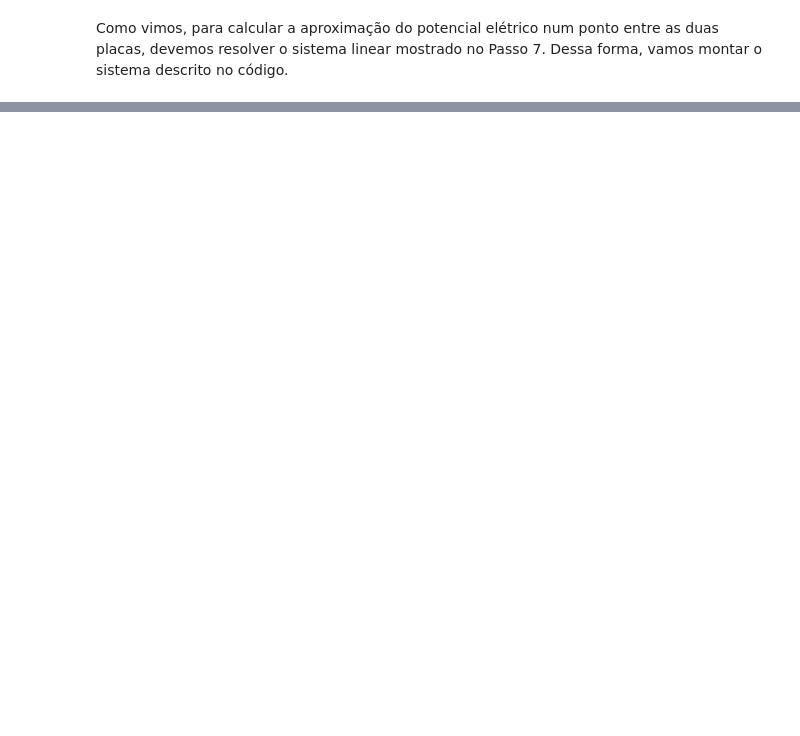
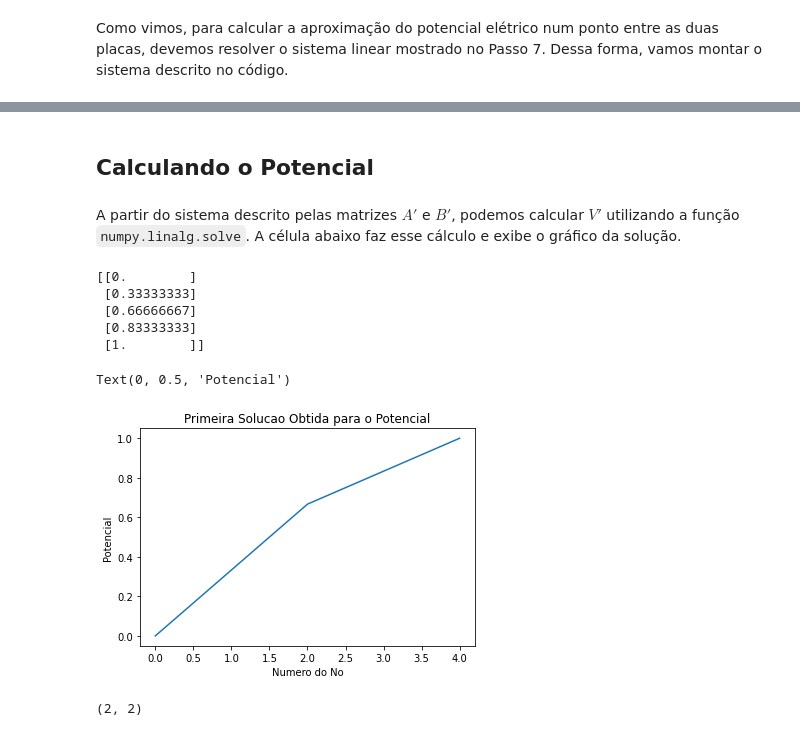
Before and after one commit to RafaelBNN/es203, a Jupyter notebook: Trabalho_Computacional.ipynb, the cells around one changed output, grey strips where cells are left out. Drawn from its saved outputs; the diff is of its cells as text; code cells hidden in the pictures; blank space fills up the shorter version.

```diff
--- a/Trabalho_Computacional.ipynb
+++ b/Trabalho_Computacional.ipynb
@@ -398,0 +307,34 @@ print(capac3)
+# %% [markdown]
+## Calculando o Potencial
+# %% [markdown]
+A partir do sistema descrito pelas matrizes $A'$ e $B'$, podemos calcular $V'$ utilizando a função `numpy.linalg.solve`. A célula abaixo faz esse cálculo e exibe o gráfico da solução.
+# %%
+matrizV = np.linalg.solve(matriz, matrizB)
+
+# Adicionamos os nos das pontas para totalizar os 7 nos
+matrizV = np.append(vf, matrizV)
+matrizV = np.append(matrizV, v0)
+
+matrizV = matrizV.reshape(n+1, 1)
+
+print(matrizV)
+plt.plot(matrizV)
+plt.title('Primeira Solucao Obtida para o Potencial')
+plt.xlabel('Numero do No')
+plt.ylabel('Potencial')
+# %% [output]
+[[0.        ]
+ [0.33333333]
+ [0.66666667]
+ [0.83333333]
+ [1.        ]]
+Text(0, 0.5, 'Potencial')
+[figure, added]
+# %%
+# Vamos salvar o numero de n em outra variavel. Vamos usar isso no calculo da capacitancia mais tarde
+
+primeiron1 = n1
+primeiron2 = n2
+primeiron1, primeiron2
+# %% [output]
+(2, 2)
```
Also changed, not shown: parts of 40 cells of this notebook.
